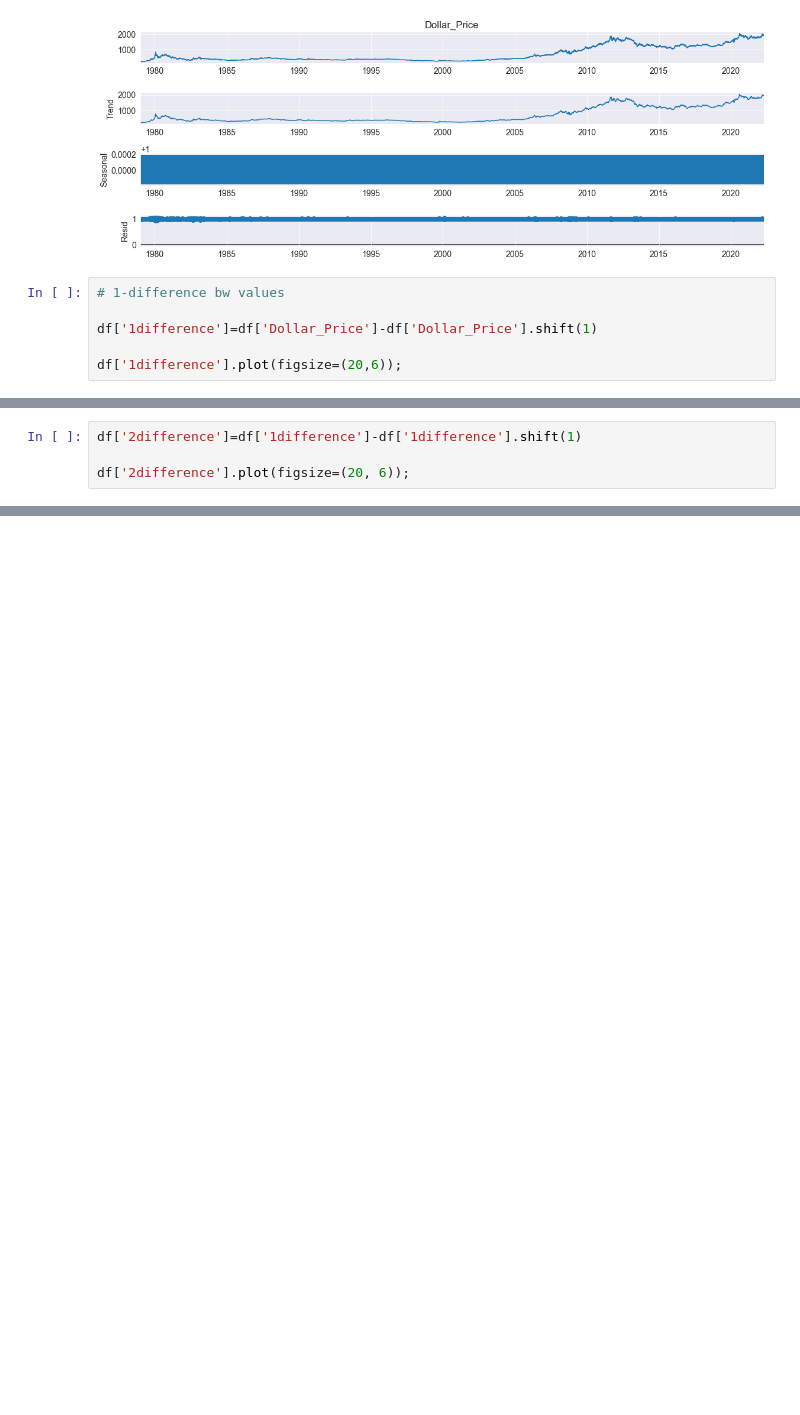
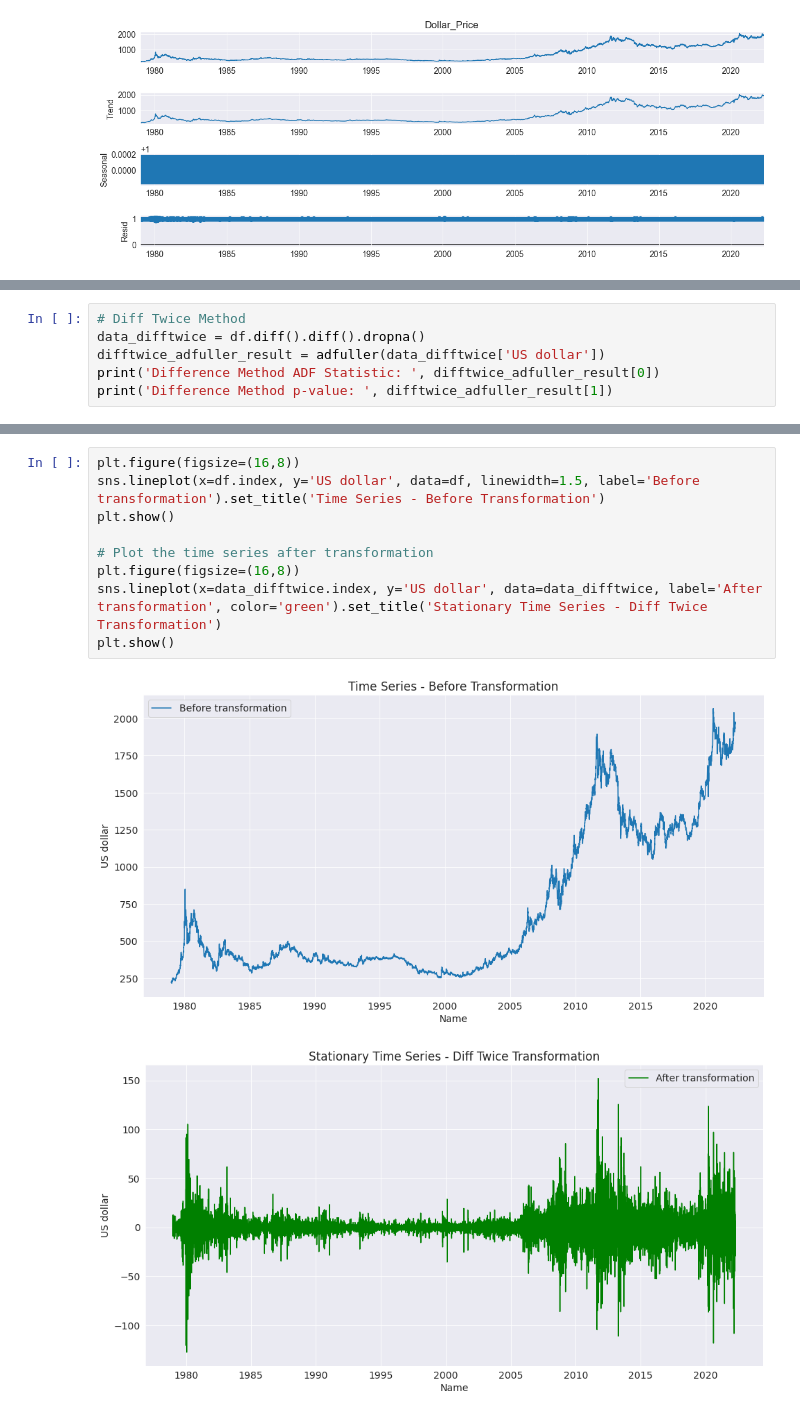
Before and after one commit to ahmadmustafaanis/Gold-Price-Prediction-API, a Jupyter notebook: src/GoldPricePredictor.ipynb, the cells around one changed output, grey strips where cells are left out. Drawn from its saved outputs; the diff is of its cells as text; blank space fills up the shorter version.

```diff
--- a/src/GoldPricePredictor.ipynb
+++ b/src/GoldPricePredictor.ipynb
@@ -255,9 +331,3 @@ result_mul = seasonal_decompose(df['Dollar_Price'],model = 'mul')
 result_mul.plot();
 # %% [output]
 [figure]
-# %%
-# 1-difference bw values
-
-df['1difference']=df['Dollar_Price']-df['Dollar_Price'].shift(1)
-
-df['1difference'].plot(figsize=(20,6));
@@ -266,4 +333,0 @@ df['1difference'].plot(figsize=(20,6));
-# %%
-df['2difference']=df['1difference']-df['1difference'].shift(1)
-
-df['2difference'].plot(figsize=(20, 6));
@@ -397,0 +374,6 @@ output_arima.plot()
+# %%
+# Diff Twice Method
+data_difftwice = df.diff().diff().dropna()
+difftwice_adfuller_result = adfuller(data_difftwice['US dollar'])
+print('Difference Method ADF Statistic: ', difftwice_adfuller_result[0])
+print('Difference Method p-value: ', difftwice_adfuller_result[1])
@@ -397,0 +387,12 @@ output_arima.plot()
+# %%
+plt.figure(figsize=(16,8))
+sns.lineplot(x=df.index, y='US dollar', data=df, linewidth=1.5, label='Before transformation').set_title('Time Series - Before Transformation')
+plt.show()
+
+# Plot the time series after transformation
+plt.figure(figsize=(16,8))
+sns.lineplot(x=data_difftwice.index, y='US dollar', data=data_difftwice, label='After transformation', color='green').set_title('Stationary Time Series - Diff Twice Transformation')
+plt.show()
+# %% [output]
+[figure, added]
+[figure, added]
```
Also changed, not shown: parts of 47 cells of this notebook.
